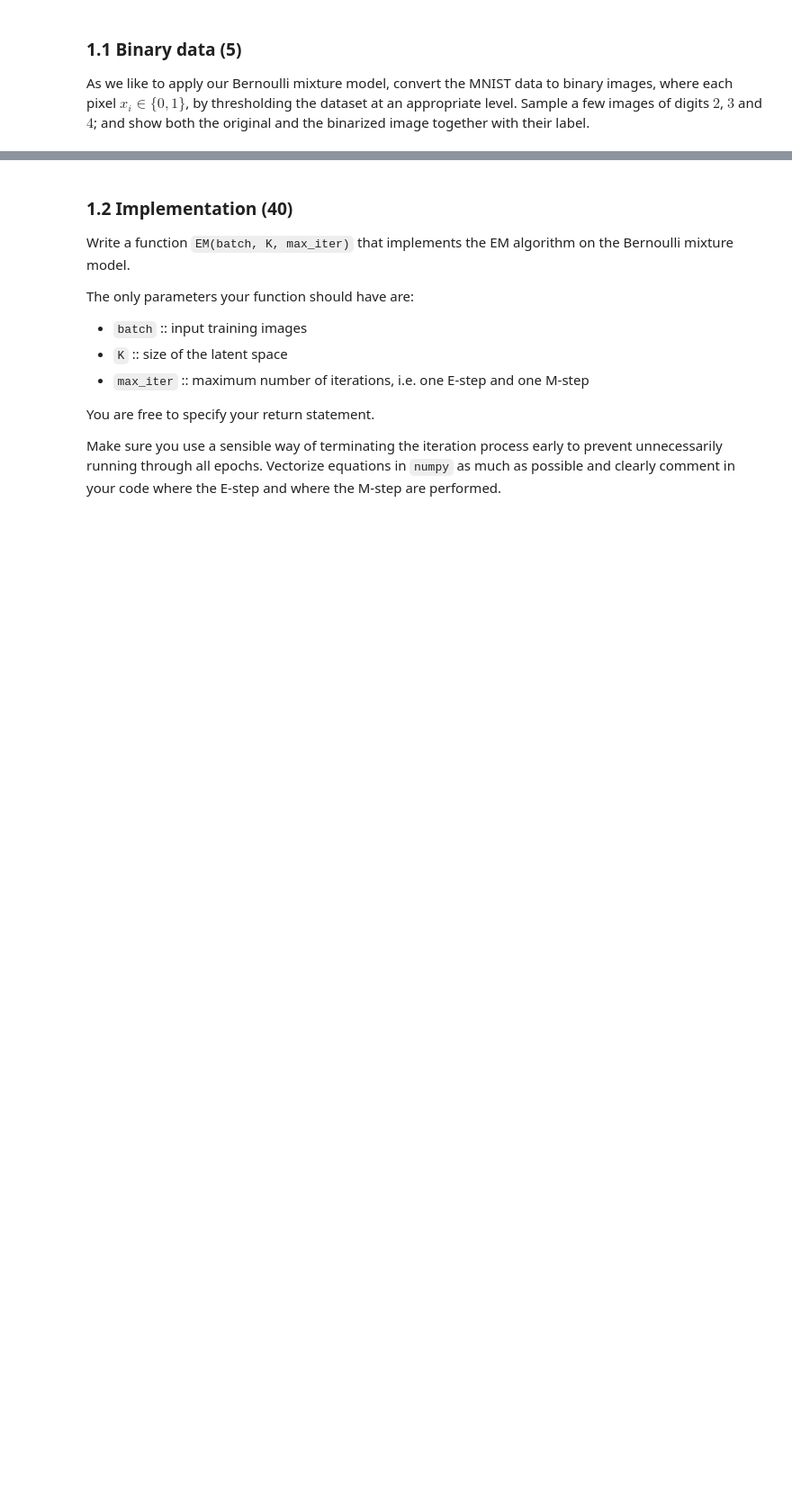
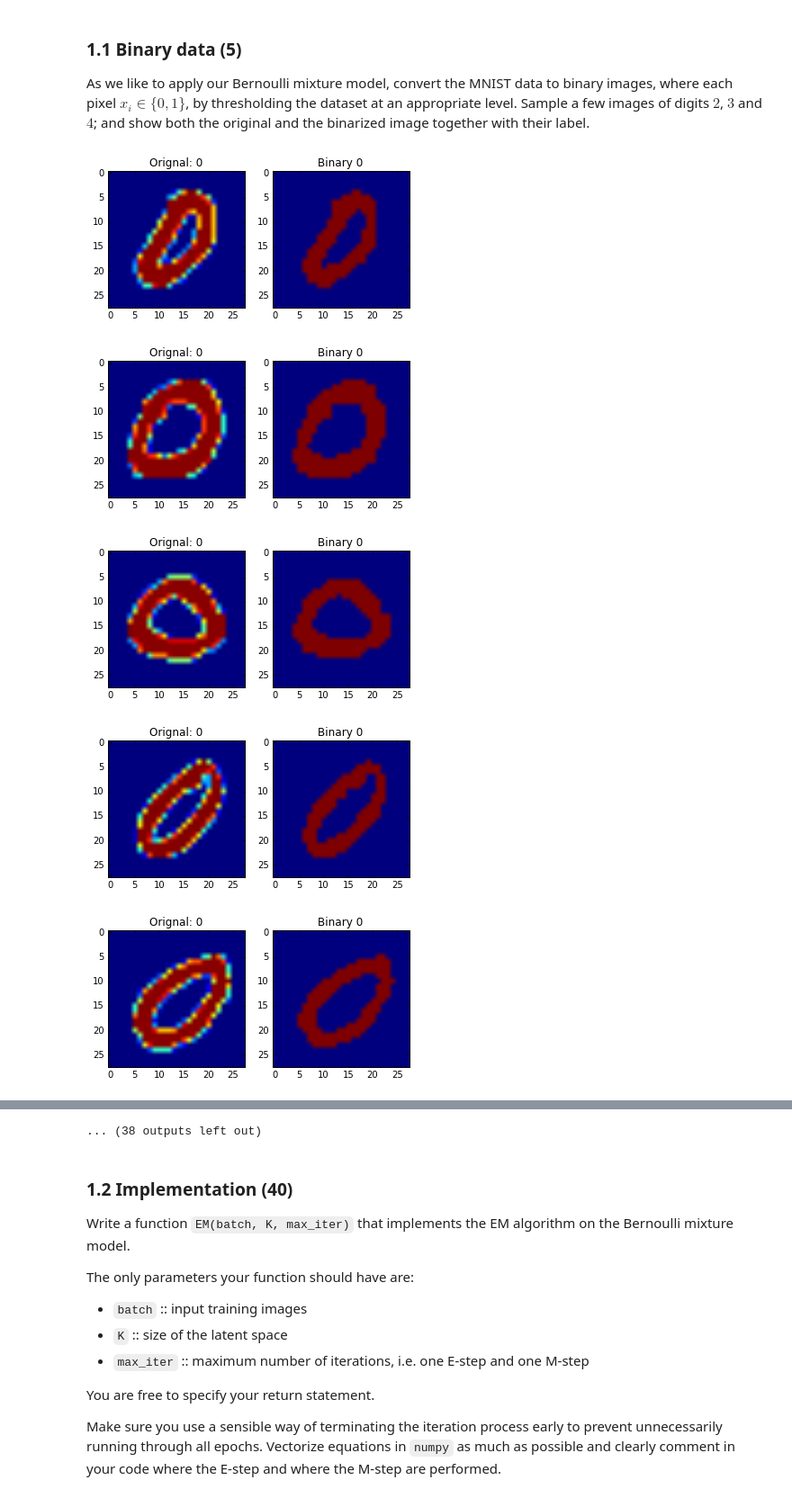
Before and after one commit to Braamling/machine-learning-2, a Jupyter notebook: assignment-3/Lab3_Arent.ipynb, the cells around one changed output, grey strips where cells are left out. Shown at 90% size. Cells and saved outputs as stored; diff of their text form; code cells hidden in the pictures; blank space fills up the shorter version.

````diff
--- a/assignment-3/Lab3_Arent.ipynb
+++ b/assignment-3/Lab3_Arent.ipynb
@@ -45,3 +47,44 @@ where $x_i$ is the value of pixel $i$ in an image, $\mu_{ki}$ represents the pro
 # %% [markdown]
 ### 1.1 Binary data (5)
 As we like to apply our Bernoulli mixture model, convert the MNIST data to binary images, where each pixel $x_i \in \{0,1\}$, by thresholding the dataset at an appropriate level. Sample a few images of digits $2$, $3$ and $4$; and show both the original and the binarized image together with their label.
+# %%
+# print mnist_images.shape
+def binarize(array,treshold):
+    return (array>treshold)
+
+
+def display_random_image_with_label(images, labels,im_dim,treshold, target_label ,N):
+
+
+    rp = np.random.permutation(len(images))
+    n = 0
+    for i in range(len(images)):
+        if labels[rp[i]] == target_label:
+            n = n+1
+            #display image
+            plt.figure()
+            plt.subplot(1,2,1)
+            title('Orignal: '+str(target_label))
+            imshow(images[rp[i]].reshape(im_dim))
+
+            plt.subplot(1,2,2)
+            title('Binary '+str(target_label))
+            imshow(binarize(images[rp[i]],treshold).reshape(im_dim))
+
+        if n == N:
+            return True
+    return False
+
+
+
+
+
+treshold = 0.75
+for label in range(10):
+    display_random_image_with_label(mnist_images,mnist_labels,mnist_dim,treshold,label,5)
+# %% [output]
+[figure, added]
+[figure, added]
+[figure, added]
+[figure, added]
+[figure, added]
@@ -48,3 +98,4 @@ As we like to apply our Bernoulli mixture model, convert the MNIST data to binar
+... (38 outputs left out)
 # %% [markdown]
 ### 1.2 Implementation (40)
 Write a function ```EM(batch, K, max_iter)``` that implements the EM algorithm on the Bernoulli mixture model.
````
Also changed, not shown: parts of 8 cells of this notebook.
